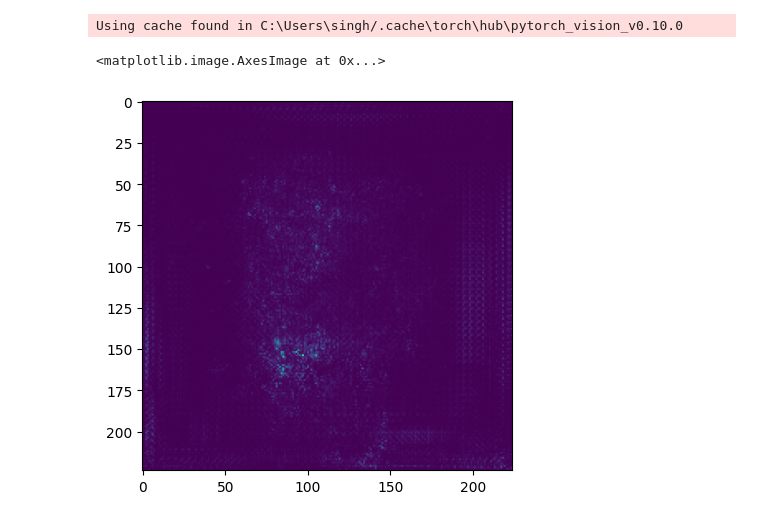
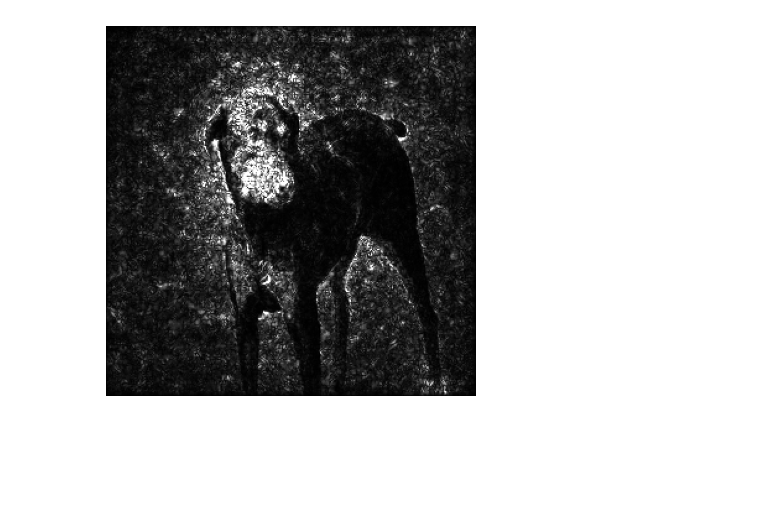
Before and after one commit to ShreeSinghi/TMLR-IDGI, a Jupyter notebook: implementation.ipynb, the cells around one changed output. Drawn from its saved outputs; the diff is of its cells as text; code cells hidden in the pictures; blank space fills up the shorter version.

```diff
--- a/implementation.ipynb
+++ b/implementation.ipynb
@@ -22,21 +25,25 @@ import gc
 
 cudnn.benchmark = True
+# %%
+def ShowGrayscaleImage(im, title='', ax=None):
+    if ax is None:
+        plt.figure()
+    plt.axis('off')
+    plt.imshow(im, cmap=plt.cm.gray, vmin=0, vmax=1)
+    plt.title(title)
 # %%
-model = torch.hub.load("pytorch/vision:v0.10.0", "mobilenet_v2", pretrained=True).cuda()
+model = models.inception_v3(pretrained=True, init_weights=False).cuda()
+model.eval()
+
 preprocess = transforms.Compose([
-    transforms.Resize(224),
-    transforms.CenterCrop(224),
+    transforms.Resize(299),
+    transforms.CenterCrop(299),
     transforms.ToTensor(),
     transforms.Normalize(mean=[0.485, 0.456, 0.406], std=[0.229, 0.224, 0.225])
 ])
-
-BLACK  = torch.zeros((3, 224, 224))
-BLACK[0] -= 0.485
-BLACK[1] -= 0.456
-BLACK[2] -= 0.406
-BLACK = BLACK[None] # adds extra first dimension
+BLACK  = Image.fromarray(np.zeros((299, 299, 3), dtype=np.uint8))
+BLACK = preprocess(BLACK)
+BLACK = torch.Tensor(BLACK[None]) # adds extra first dimension
-# %% [output]
-Using cache found in C:\Users\singh/.cache\torch\hub\pytorch_vision_v0.10.0
 # %%
 def straight_path_images(model, images, n_steps):
 
@@ -52,35 +59,40 @@ def straight_path_images(model, images, n_steps):
     # returns x sequence
     return path_images
 # %%
-images = torch.stack([preprocess(Image.open("doberman.png"))]*2)
-sequence = straight_path_images(model, images, 20)
+images = torch.stack([preprocess(Image.open("doberman.png"))])
+sequence = straight_path_images(model, images, 25)
 # %%
 def IG(model, sequence, class_idxs):
+    image_shape = sequence.shape[2:]
+    batchSize = sequence.shape[0]
+    frames = sequence.shape[1]
+
     model.eval()
-    sequence = sequence.cuda()
+    sequence = sequence
 
     for param in model.parameters():
-        param.requires_grad = False
+        param.requires_grad = True
+    sequence.requires_grad = True
 
-    sequence.requires_grad = True
-    classes = np.repeat(class_idxs, sequence.shape[1])
+    classes = np.repeat(class_idxs, frames)
 
-    output = model(sequence.reshape((-1,)+sequence.shape[2:]))
-    output = output[np.arange(output.shape[0]), classes]  # index that particular class for each image
+    reshaped_sequence = sequence.reshape((batchSize*frames,)+image_shape)
 
-    gradients = torch.ones_like(output)
+    output = model(reshaped_sequence)
 
-    model.zero_grad()
-    output.backward(gradients)
+    output = torch.nn.Softmax(dim=1)(output)
+    output = output[np.arange(batchSize*frames), classes]  # index that particular class for each image
 
-    gradients = sequence.grad.view(sequence.shape).detach()
-
+    gradients = torch.autograd.grad(output, reshaped_sequence, grad_outputs=torch.ones_like(output))[0].view(sequence.shape).detach()
     summands =  (gradients[:,1:] * (sequence[:,1:]-sequence[:,:-1]))
 
-    return summands.sum(1).detach().abs().mean(1).cpu()
+    return summands.sum(1).detach().cpu().numpy()
 
-
-saliency_IG = IG(model, sequence, class_idxs=[281,236])
+saliency_IG = IG(model, sequence, class_idxs=[236]).transpose(0,2,3,1)
+# %%
+ShowGrayscaleImage(saliency.VisualizeImageGrayscale(saliency_IG[0]))
+# %% [output]
+[figure, added]
 # %%
 def IDGI(model, sequence, class_idxs):
 
@@ -118,5 +129,0 @@ saliency_IDGI = IDGI(model, sequence, class_idxs=[281,236])
-# %%
-plt.imshow(saliency_IDGI[1])
-# %% [output]
-<matplotlib.image.AxesImage at 0x...>
-[figure, removed]
```
Also changed, not shown: parts of 3 cells of this notebook, 1 other file.
